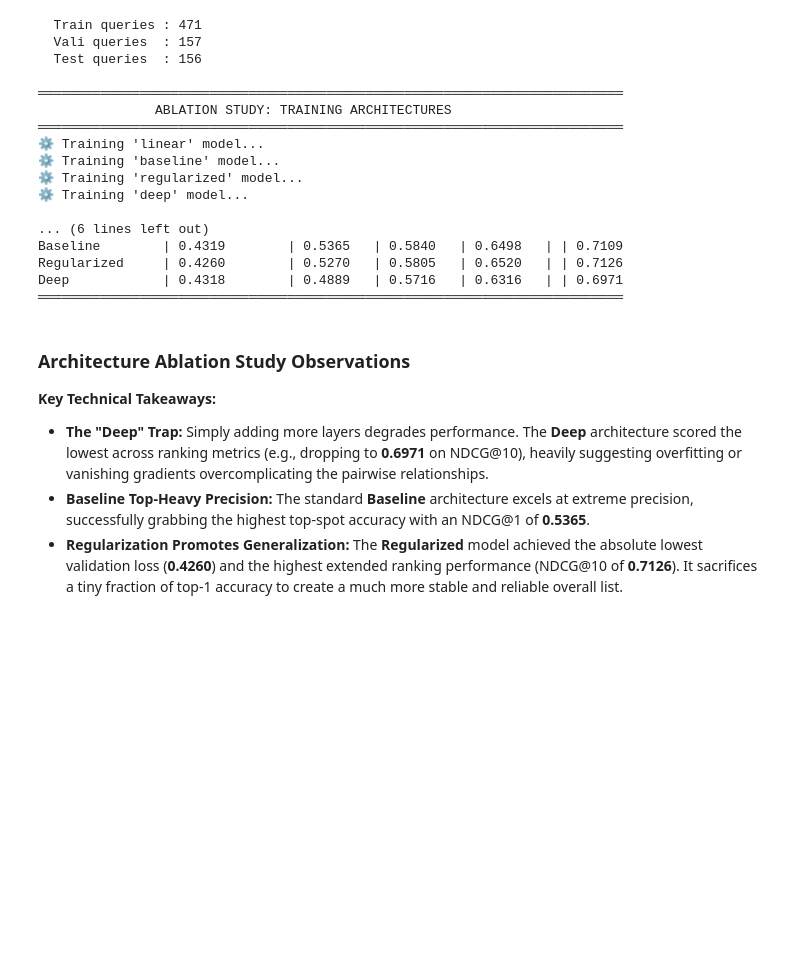
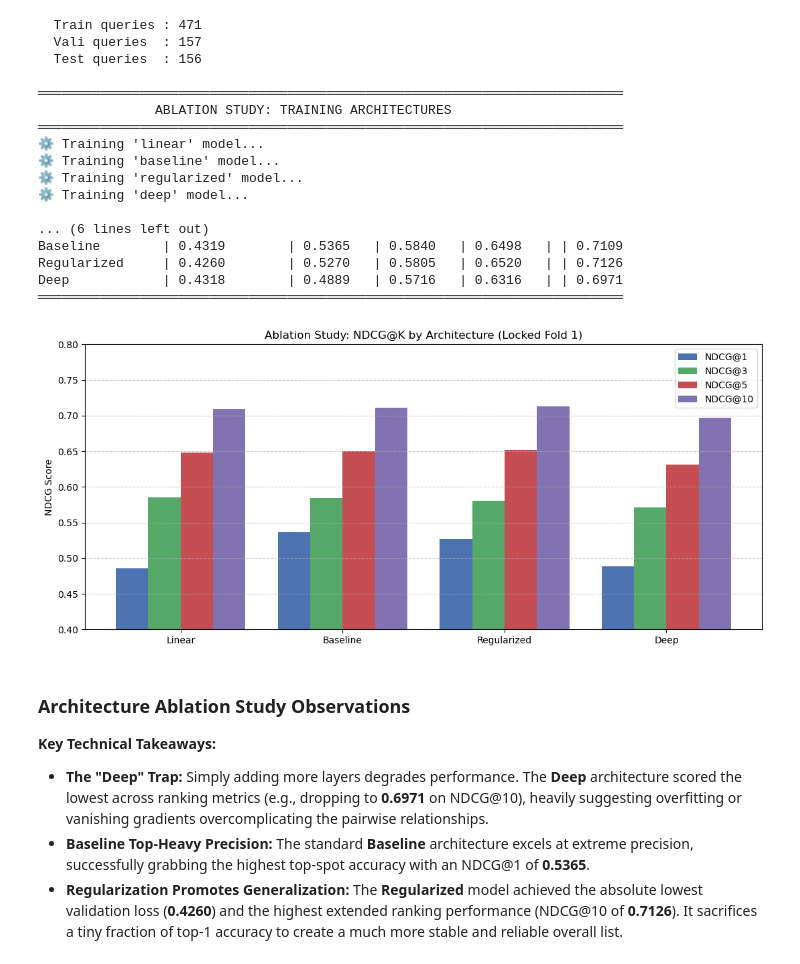
Before and after one commit to navaneeswar854/Learning-To-Rank-for-Search, a Jupyter notebook: week3/notebooks/RankNet.ipynb, the cells around one changed output. Saved outputs shown, nothing was run; the diff lists cells and outputs as text; code cells hidden in the pictures; blank space fills up the shorter version.

```diff
--- a/week3/notebooks/RankNet.ipynb
+++ b/week3/notebooks/RankNet.ipynb
@@ -1326,6 +1421,27 @@ Baseline        | 0.4319        | 0.5365   | 0.5840   | 0.6498   | | 0.7109
 Regularized     | 0.4260        | 0.5270   | 0.5805   | 0.6520   | | 0.7126
 Deep            | 0.4318        | 0.4889   | 0.5716   | 0.6316   | | 0.6971
 ═══════════════════════════════════════════════════════════════════════════
+# %%
+arch_labels = ['Linear', 'Baseline', 'Regularized', 'Deep']
+ablation_data = {
+    'NDCG@1':  [0.4857, 0.5365, 0.5270, 0.4889],
+    'NDCG@3':  [0.5848, 0.5840, 0.5805, 0.5716],
+    'NDCG@5':  [0.6481, 0.6498, 0.6520, 0.6316],
+    'NDCG@10': [0.7095, 0.7109, 0.7126, 0.6971],
+}
+
+x = np.arange(len(arch_labels)); width = 0.2
+colors = ['#4C72B0','#55A868','#C44E52','#8172B2']
+fig, ax = plt.subplots(figsize=(11, 5))
+for i, (metric, scores) in enumerate(ablation_data.items()):
+    ax.bar(x + i*width, scores, width, label=metric, color=colors[i])
+ax.set_xticks(x + width*1.5); ax.set_xticklabels(arch_labels)
+ax.set_ylabel('NDCG Score')
+ax.set_title('Ablation Study: NDCG@K by Architecture (Locked Fold 1)')
+ax.set_ylim(0.4, 0.8); ax.legend(); ax.grid(axis='y', linestyle='--', alpha=0.6)
+plt.tight_layout(); plt.show()
+# %% [output]
+[figure, added]
 # %% [markdown]
 ### Architecture Ablation Study Observations
 
```
Also changed, not shown: parts of 9 cells of this notebook.
